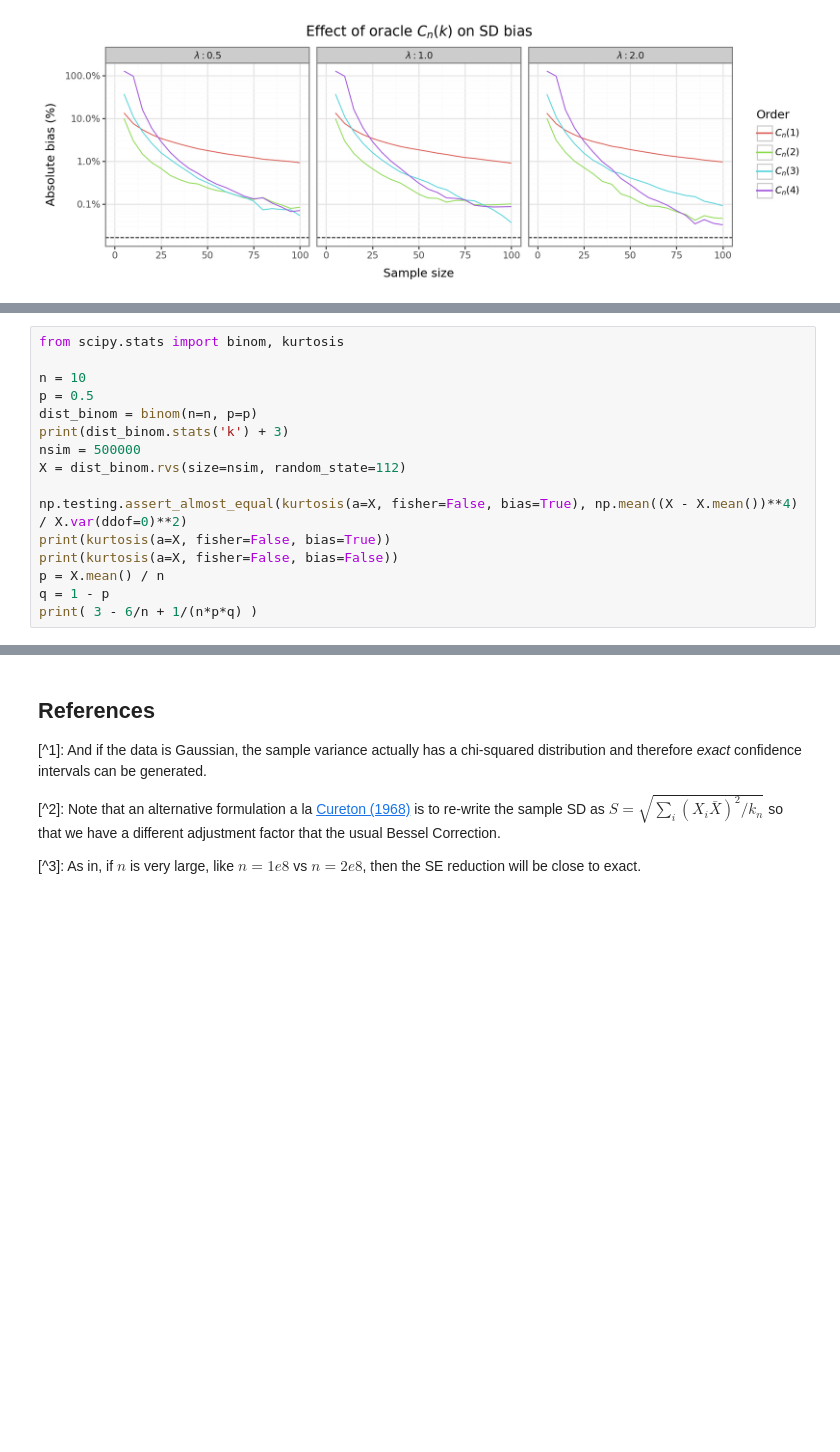
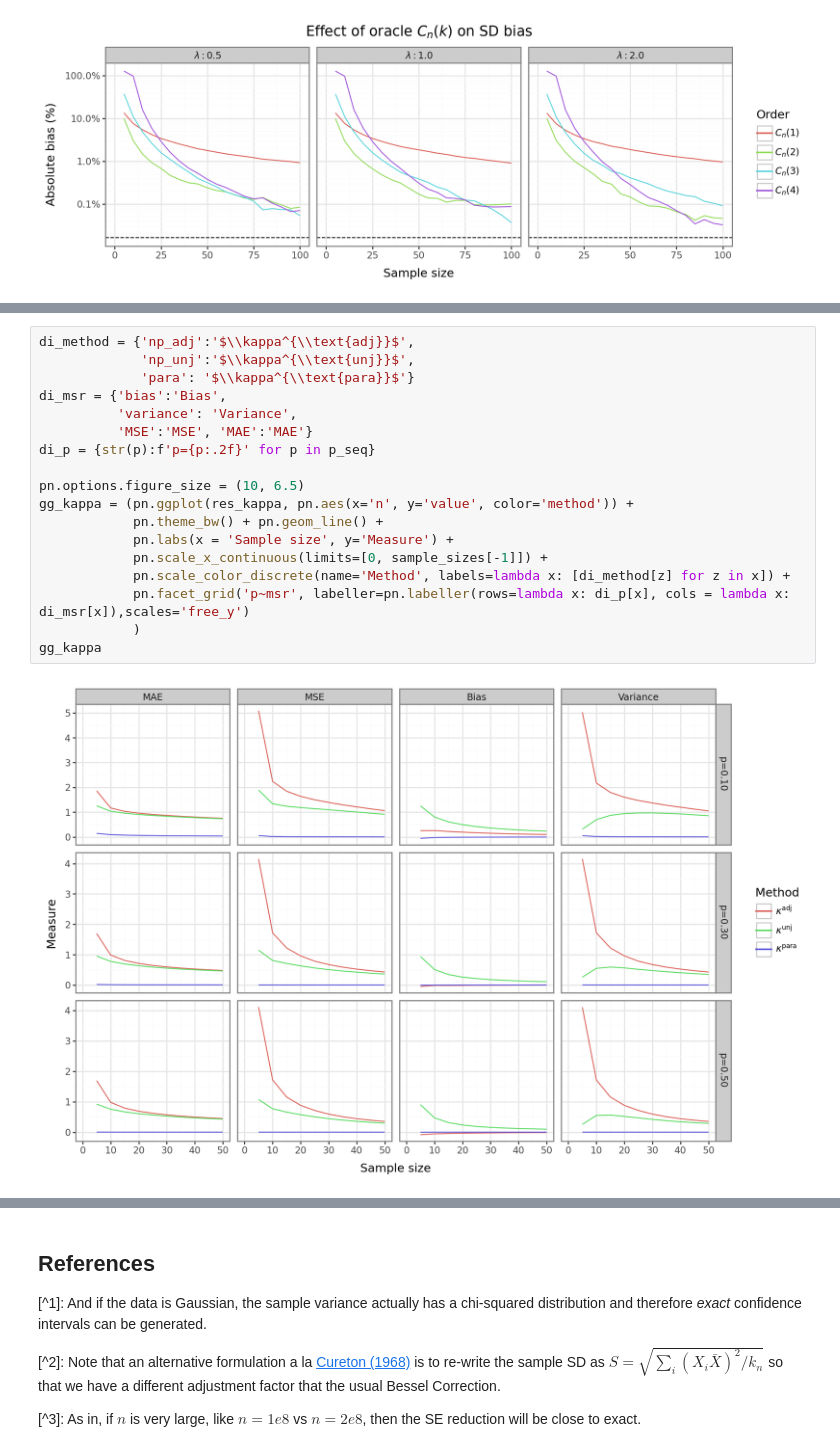
Before and after one commit to erikdrysdale/erikdrysdale.github.io, a Jupyter notebook: _rmd/extra_debias_sd/post.ipynb, the cells around one changed output, grey strips where cells are left out. Drawn from its saved outputs; the diff is of its cells as text; blank space fills up the shorter version.

Commit message:
adjusted kappa likes has too high of MAE/MSE

```diff
--- a/_rmd/extra_debias_sd/post.ipynb
+++ b/_rmd/extra_debias_sd/post.ipynb
@@ -499,16 +483,0 @@ DESCRIBE CODE
-# %%
-from scipy.stats import binom, kurtosis
-
-n = 10
-p = 0.5
-dist_binom = binom(n=n, p=p)
-print(dist_binom.stats('k') + 3)
-nsim = 500000
-X = dist_binom.rvs(size=nsim, random_state=112)
-
-np.testing.assert_almost_equal(kurtosis(a=X, fisher=False, bias=True), np.mean((X - X.mean())**4) / X.var(ddof=0)**2)
-print(kurtosis(a=X, fisher=False, bias=True))
-print(kurtosis(a=X, fisher=False, bias=False))
-p = X.mean() / n
-q = 1 - p
-print( 3 - 6/n + 1/(n*p*q) )
@@ -538,0 +552,20 @@ class EmpiricalMoments:
+# %%
+di_method = {'np_adj':'$\\kappa^{\\text{adj}}$',
+             'np_unj':'$\\kappa^{\\text{unj}}$',
+             'para': '$\\kappa^{\\text{para}}$'}
+di_msr = {'bias':'Bias',
+          'variance': 'Variance',
+          'MSE':'MSE', 'MAE':'MAE'}
+di_p = {str(p):f'p={p:.2f}' for p in p_seq}
+
+pn.options.figure_size = (10, 6.5)
+gg_kappa = (pn.ggplot(res_kappa, pn.aes(x='n', y='value', color='method')) +
+            pn.theme_bw() + pn.geom_line() +
+            pn.labs(x = 'Sample size', y='Measure') +
+            pn.scale_x_continuous(limits=[0, sample_sizes[-1]]) +
+            pn.scale_color_discrete(name='Method', labels=lambda x: [di_method[z] for z in x]) +
+            pn.facet_grid('p~msr', labeller=pn.labeller(rows=lambda x: di_p[x], cols = lambda x: di_msr[x]),scales='free_y')
+            )
+gg_kappa
+# %% [output]
+[figure, added]
```
Also changed, not shown: parts of 7 cells of this notebook.
